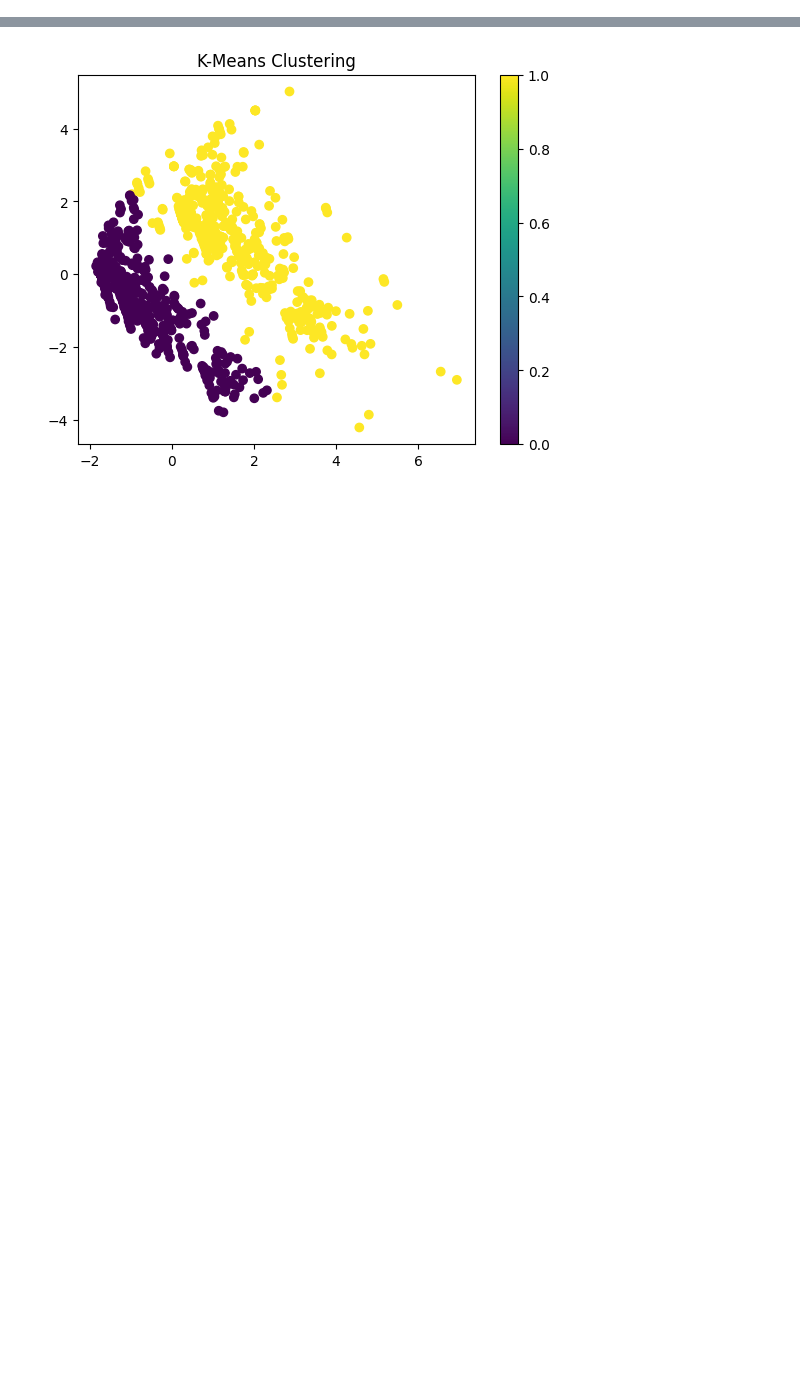
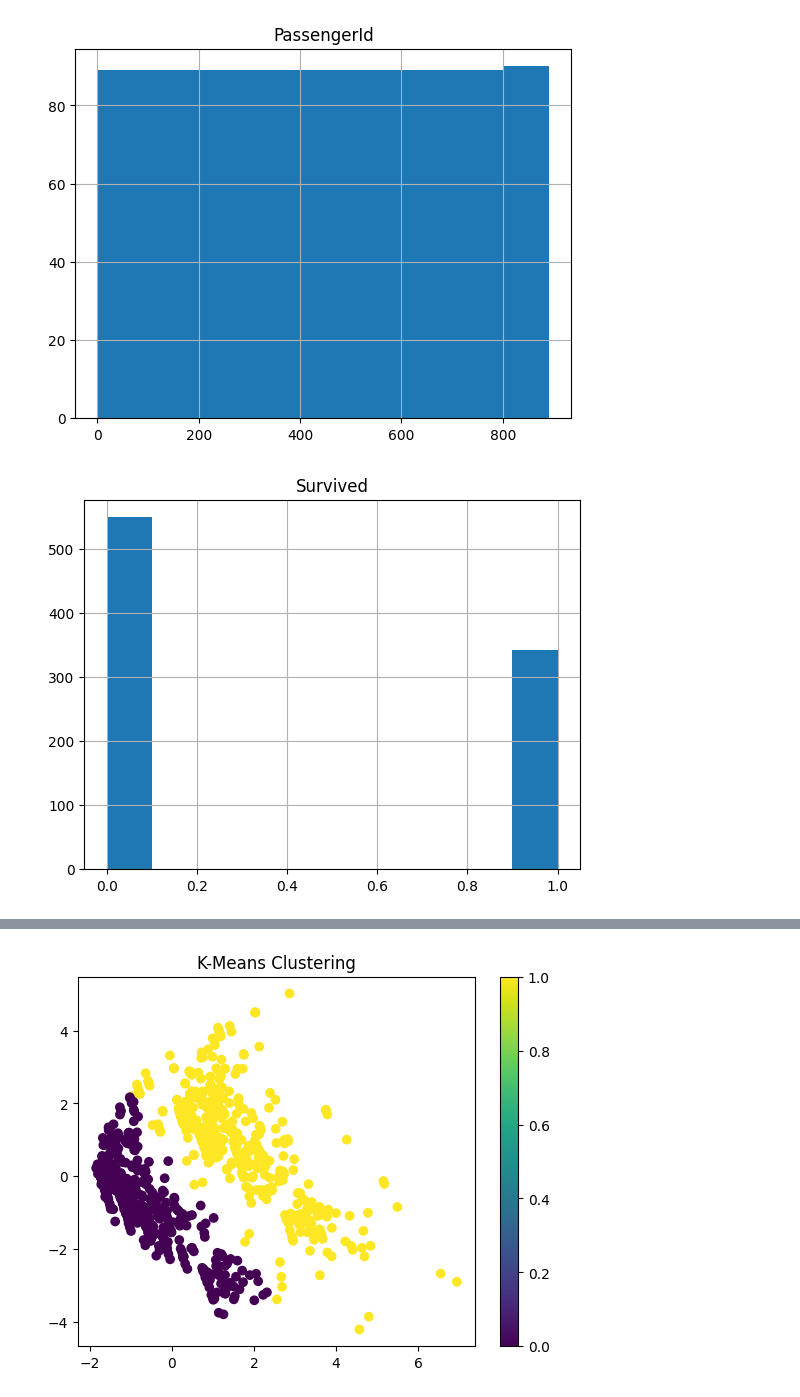
Before and after one commit to pnovitskii/ML3, a Jupyter notebook: ml3.ipynb, the cells around one changed output, grey strips where cells are left out. Cells and saved outputs as stored; diff of their text form; code cells hidden in the pictures; blank space fills up the shorter version.

```diff
--- a/ml3.ipynb
+++ b/ml3.ipynb
@@ -0,0 +11,9 @@
+# %%
+for col in train_data.columns:
+    plt.figure()
+    train_data[col].hist()
+    plt.title(col)
+    plt.show()
+# %% [output]
+[figure, added]
+[figure, added]
```
Also changed, not shown: parts of 4 cells of this notebook.
